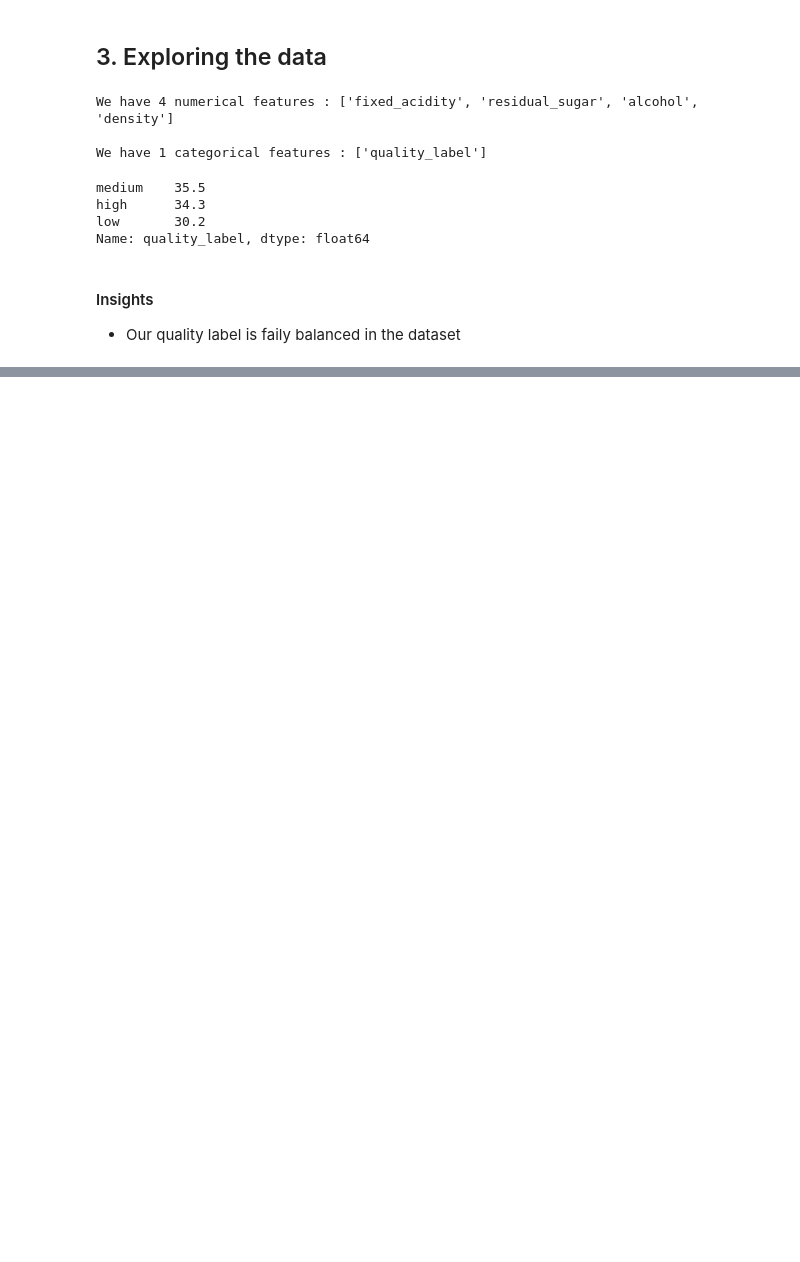
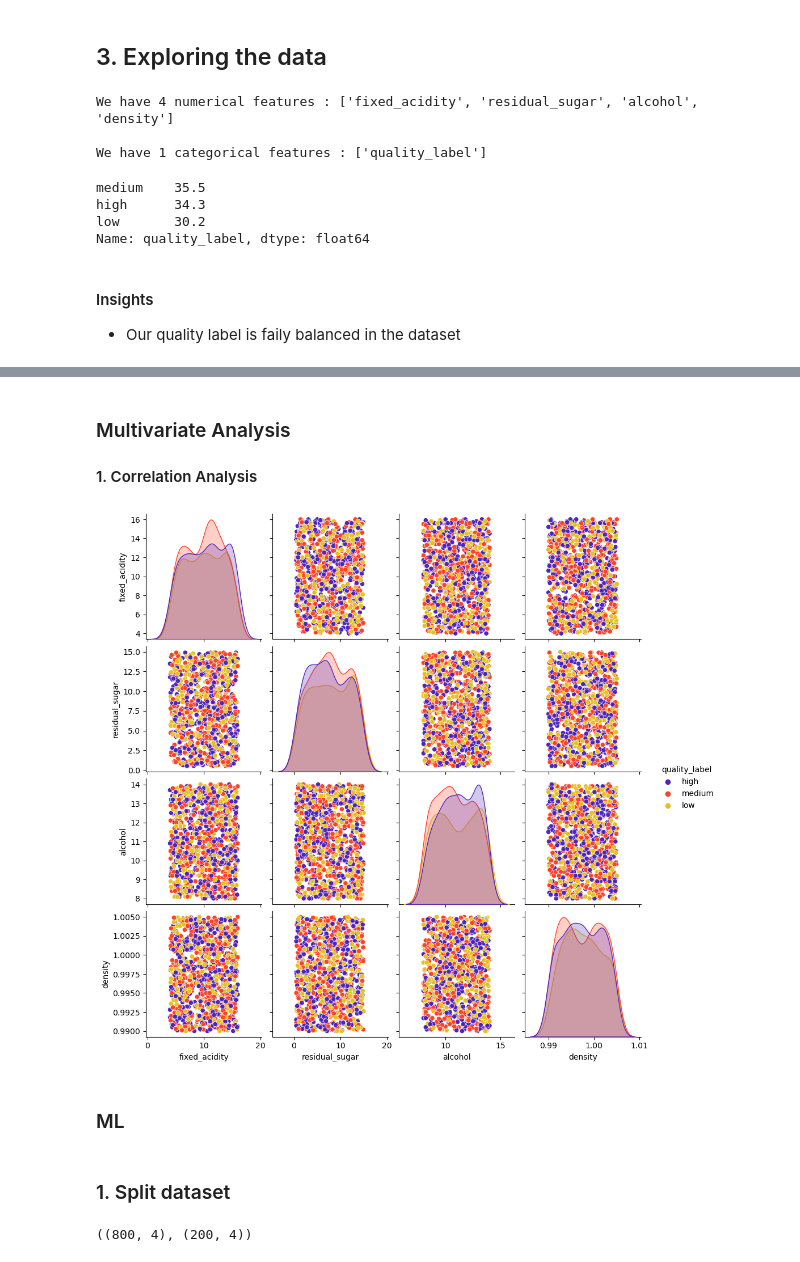
Before and after one commit to rkadey/wine_classification, a Jupyter notebook: notebooks/eda.ipynb, the cells around one changed output, grey strips where cells are left out. Cells and saved outputs as stored; diff of their text form; code cells hidden in the pictures; blank space fills up the shorter version.

```diff
--- a/notebooks/eda.ipynb
+++ b/notebooks/eda.ipynb
@@ -91,0 +87,12 @@ fig.show()
+# %% [markdown]
+### Multivariate Analysis
+
+#### 1. Correlation Analysis
+# %%
+pairplot = sns.pairplot(data, hue="quality_label", palette="CMRmap")
+# %% [output]
+[figure, added]
+# %% [markdown]
+### ML
+# %% [markdown]
+### 1. Split dataset
@@ -91,0 +102,6 @@ fig.show()
+# %%
+# separate dataset into train and test
+X_train, X_test, y_train, y_test = train_test_split(X,y,test_size=0.2,random_state=42)
+X_train.shape, X_test.shape
+# %% [output]
+((800, 4), (200, 4))
```
Also changed, not shown: parts of 9 cells of this notebook.
